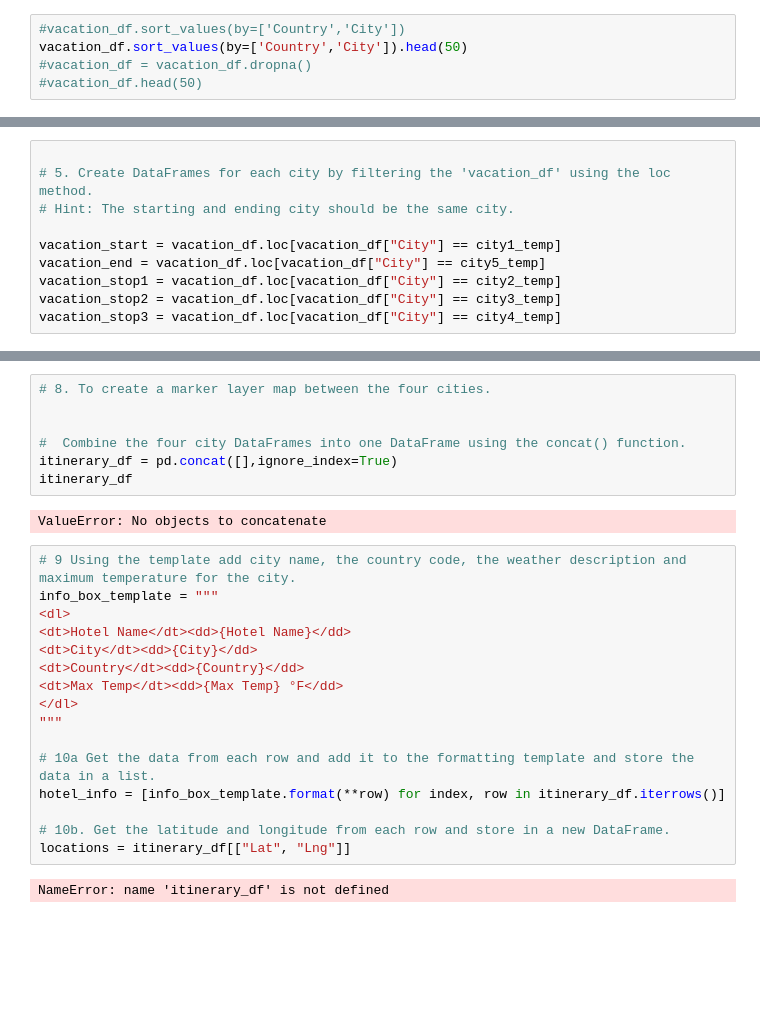
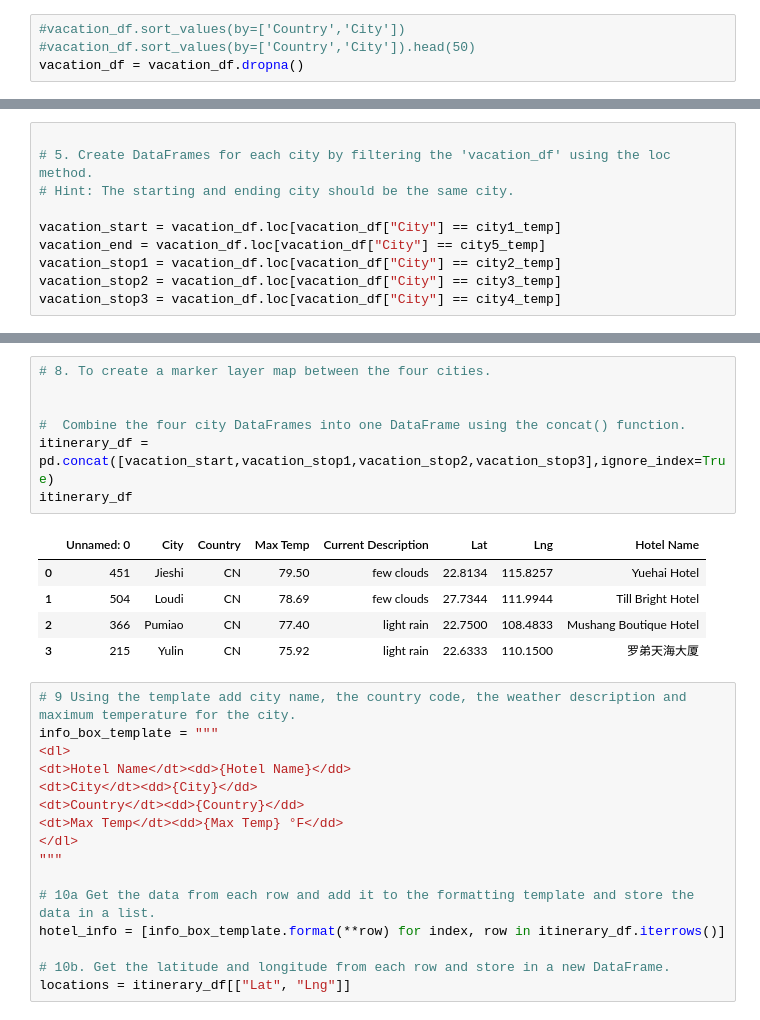
Before and after one commit to jmarrujo31/World_Weather_Analysis, a Jupyter notebook: Vacation_Itinerary/Vacation_Itinerary.ipynb, the cells around one changed output, grey strips where cells are left out. Cells and saved outputs as stored; diff of their text form; blank space fills up the shorter version.

```diff
--- a/Vacation_Itinerary/Vacation_Itinerary.ipynb
+++ b/Vacation_Itinerary/Vacation_Itinerary.ipynb
@@ -54,6 +54,5 @@ fig
 [interactive output not drawn]
 # %%
 #vacation_df.sort_values(by=['Country','City'])
-vacation_df.sort_values(by=['Country','City']).head(50)
-#vacation_df = vacation_df.dropna()
-#vacation_df.head(50)
+#vacation_df.sort_values(by=['Country','City']).head(50)
+vacation_df = vacation_df.dropna()
@@ -118,12 +129,16 @@ array([[ 22.6333, 110.15  ]])
 # %%
 # 8. To create a marker layer map between the four cities.
 
 
 #  Combine the four city DataFrames into one DataFrame using the concat() function.
-itinerary_df = pd.concat([],ignore_index=True)
+itinerary_df = pd.concat([vacation_start,vacation_stop1,vacation_stop2,vacation_stop3],ignore_index=True)
 itinerary_df
 # %% [output]
-ValueError: No objects to concatenate
+|  | Unnamed: 0 | City | Country | Max Temp | Current Description | Lat | Lng | Hotel Name |
+| 0 | 451 | Jieshi | CN | 79.50 | few clouds | 22.8134 | 115.8257 | Yuehai Hotel |
+| 1 | 504 | Loudi | CN | 78.69 | few clouds | 27.7344 | 111.9944 | Till Bright Hotel |
+| 2 | 366 | Pumiao | CN | 77.40 | light rain | 22.7500 | 108.4833 | Mushang Boutique Hotel |
+| 3 | 215 | Yulin | CN | 75.92 | light rain | 22.6333 | 110.1500 | 罗弟天海大厦 |
 # %%
 # 9 Using the template add city name, the country code, the weather description and maximum temperature for the city.
 info_box_template = """
@@ -140,7 +155,5 @@ hotel_info = [info_box_template.format(**row) for index, row in itinerary_df.ite
 
 # 10b. Get the latitude and longitude from each row and store in a new DataFrame.
 locations = itinerary_df[["Lat", "Lng"]]
-# %% [output]
-NameError: name 'itinerary_df' is not defined
 # %%
 # 11a. Add a marker layer for each city to the map.
```
Also changed, not shown: parts of 5 cells of this notebook, 4 other files.
